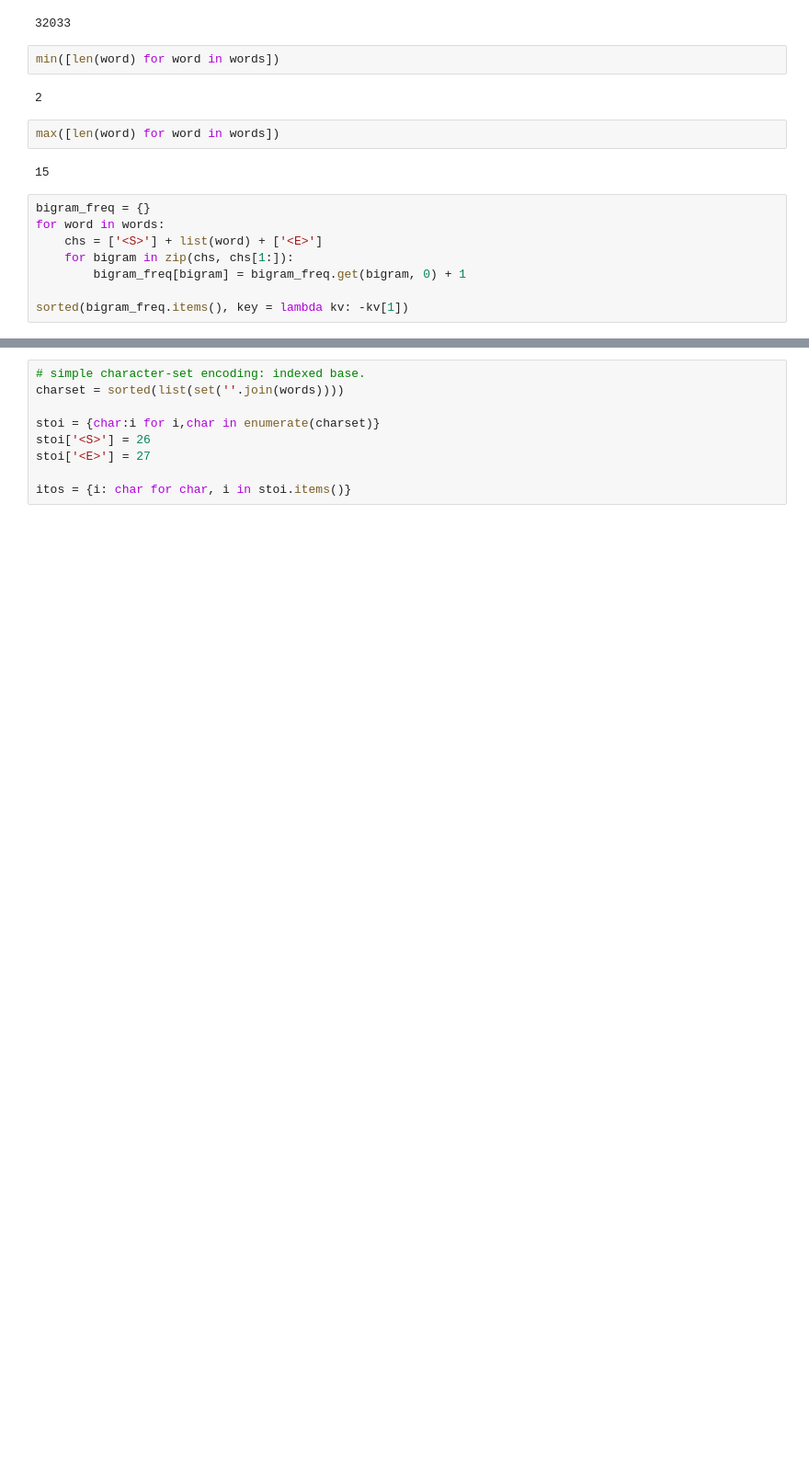
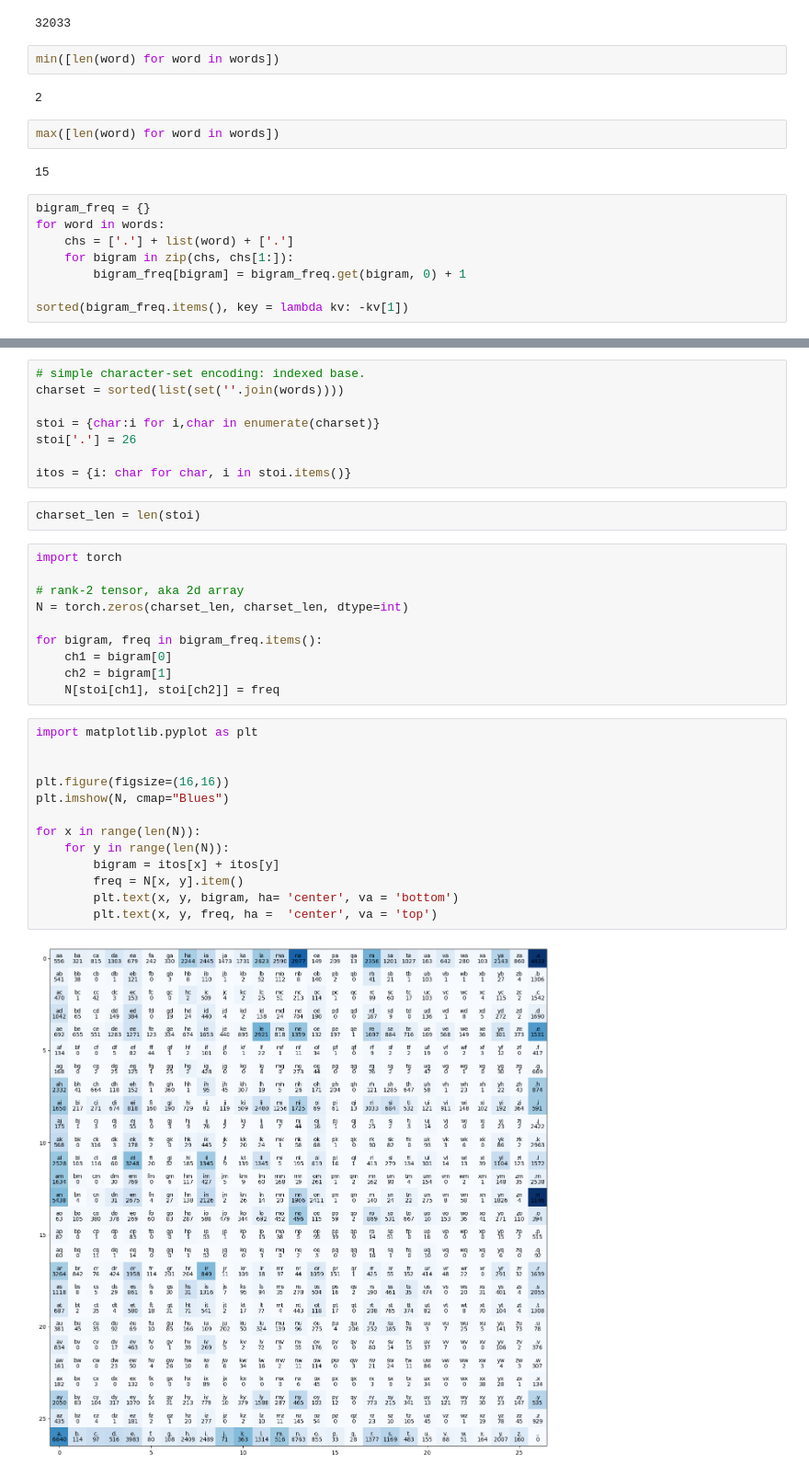
Before and after one commit to roylee0704/makemore, a Jupyter notebook: makemore.ipynb, the cells around one changed output, grey strips where cells are left out. Shown at 92% size. Cells and saved outputs as stored; diff of their text form; blank space fills up the shorter version.

```diff
--- a/makemore.ipynb
+++ b/makemore.ipynb
@@ -15,7 +15,7 @@ max([len(word) for word in words])
 # %%
 bigram_freq = {}
 for word in words:
-    chs = ['<S>'] + list(word) + ['<E>']
+    chs = ['.'] + list(word) + ['.']
     for bigram in zip(chs, chs[1:]):
         bigram_freq[bigram] = bigram_freq.get(bigram, 0) + 1
 
@@ -43,7 +43,33 @@ sorted(bigram_freq.items(), key = lambda kv: -kv[1])
 charset = sorted(list(set(''.join(words))))
 
 stoi = {char:i for i,char in enumerate(charset)}
-stoi['<S>'] = 26
-stoi['<E>'] = 27
+stoi['.'] = 26
 
 itos = {i: char for char, i in stoi.items()}
+# %%
+charset_len = len(stoi)
+# %%
+import torch
+
+# rank-2 tensor, aka 2d array
+N = torch.zeros(charset_len, charset_len, dtype=int)
+
+for bigram, freq in bigram_freq.items():
+    ch1 = bigram[0]
+    ch2 = bigram[1]
+    N[stoi[ch1], stoi[ch2]] = freq
+# %%
+import matplotlib.pyplot as plt
+
+
+plt.figure(figsize=(16,16))
+plt.imshow(N, cmap="Blues")
+
+for x in range(len(N)):
+    for y in range(len(N)):
+        bigram = itos[x] + itos[y]
+        freq = N[x, y].item()
+        plt.text(x, y, bigram, ha= 'center', va = 'bottom')
+        plt.text(x, y, freq, ha =  'center', va = 'top')
+# %% [output]
+[figure, added]
```
Also changed, not shown: parts of 1 cell of this notebook.
